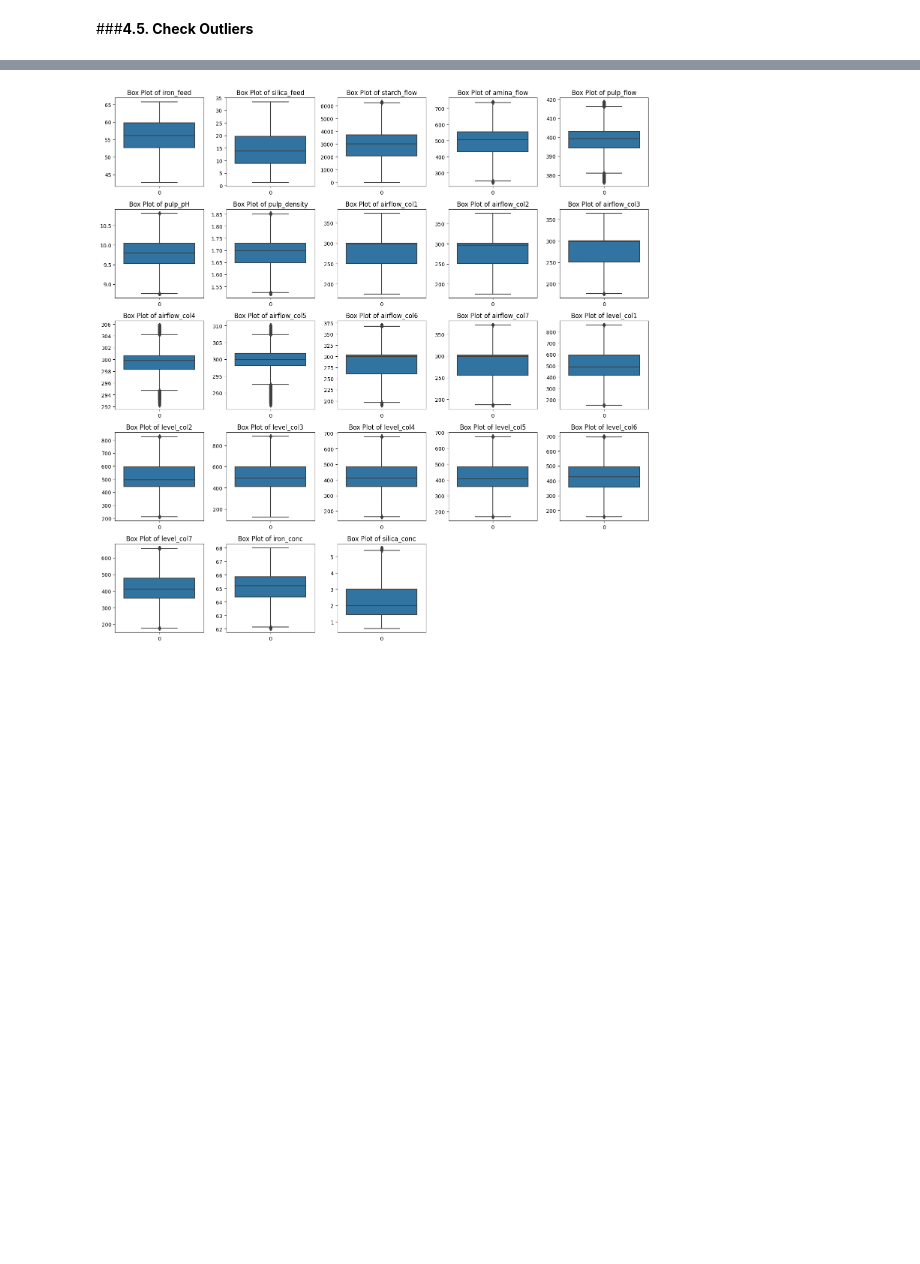
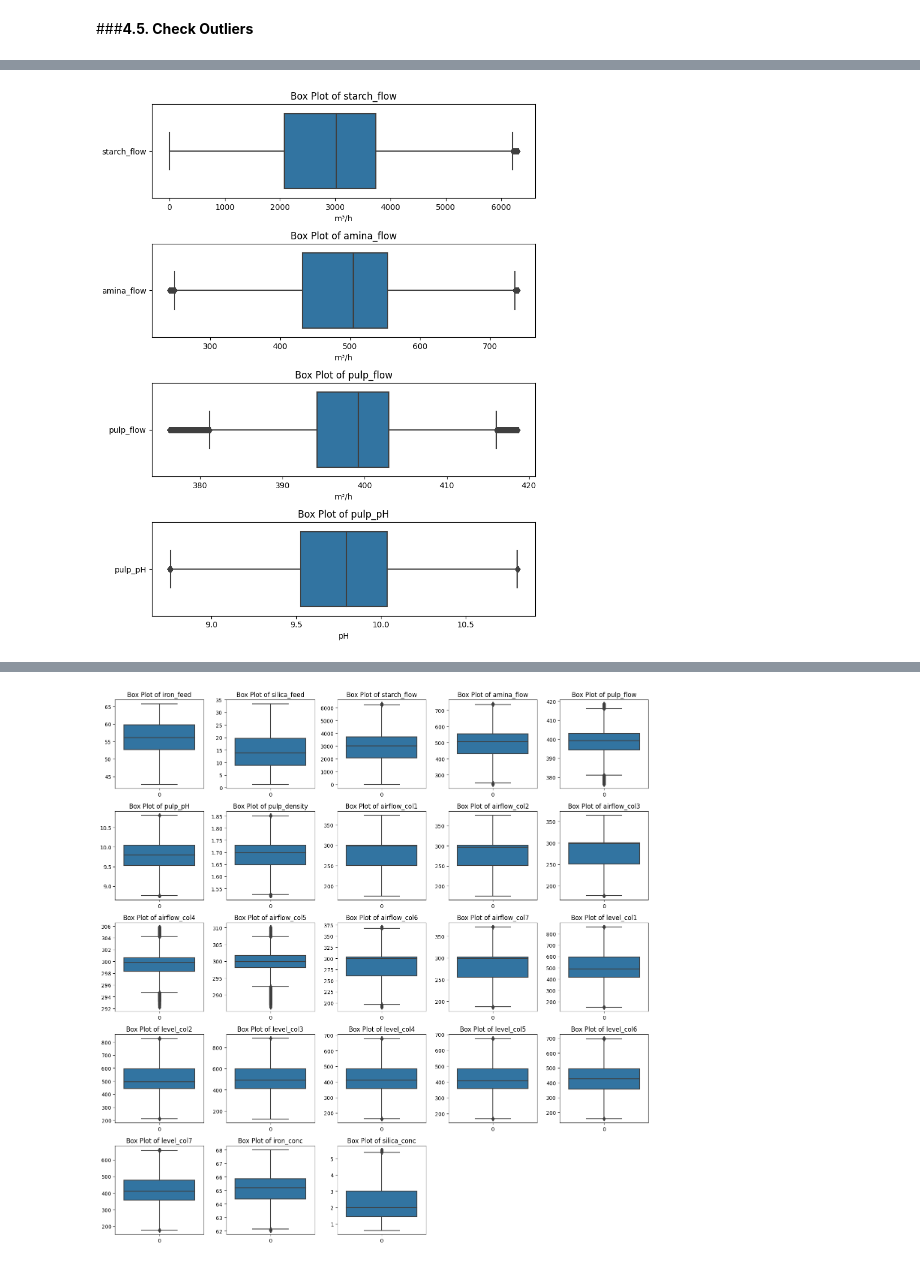
Before and after one commit to ArifAygun/Iron-Ore-Froth-Flotation-Quality-Prediction, a Jupyter notebook: AA_Iron_Ore_Froth_Flotation_Quality_Prediction.ipynb, the cells around one changed output, grey strips where cells are left out. Saved outputs shown, nothing was run; the diff lists cells and outputs as text; code cells hidden in the pictures; blank space fills up the shorter version.

```diff
--- a/AA_Iron_Ore_Froth_Flotation_Quality_Prediction.ipynb
+++ b/AA_Iron_Ore_Froth_Flotation_Quality_Prediction.ipynb
@@ -266,0 +292,31 @@ flotation.shape
+# %%
+import seaborn as sns
+import matplotlib.pyplot as plt
+
+# Assuming 'flotation' is your DataFrame
+fig, axes = plt.subplots(4, 1, figsize=(8, 10))
+
+# Box plots for starch_flow
+sns.boxplot(data=flotation[["starch_flow"]], orient='h', ax=axes[0])
+axes[0].set_xlabel('m³/h')
+axes[0].set_title('Box Plot of starch_flow')
+
+# Box plots for amina_flow
+sns.boxplot(data=flotation[["amina_flow"]], orient='h', ax=axes[1])
+axes[1].set_xlabel('m³/h')
+axes[1].set_title('Box Plot of amina_flow')
+
+# Box plots for pulp_flow
+sns.boxplot(data=flotation[["pulp_flow"]], orient='h', ax=axes[2])
+axes[2].set_xlabel('m³/h')
+axes[2].set_title('Box Plot of pulp_flow')
+
+# Box plots for pulp_pH
+sns.boxplot(data=flotation[["pulp_pH"]], orient='h', ax=axes[3])
+axes[3].set_xlabel('pH')
+axes[3].set_title('Box Plot of pulp_pH')
+
+plt.tight_layout()
+plt.show()
+# %% [output]
+[figure, added]
```
Also changed, not shown: parts of 4 cells of this notebook.
